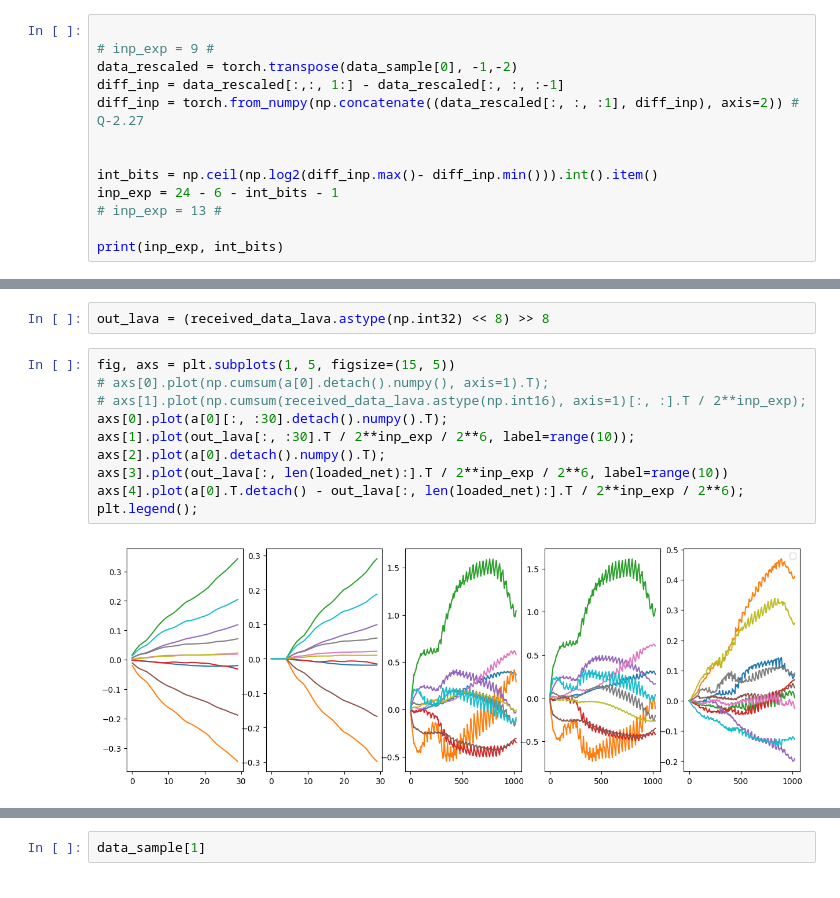
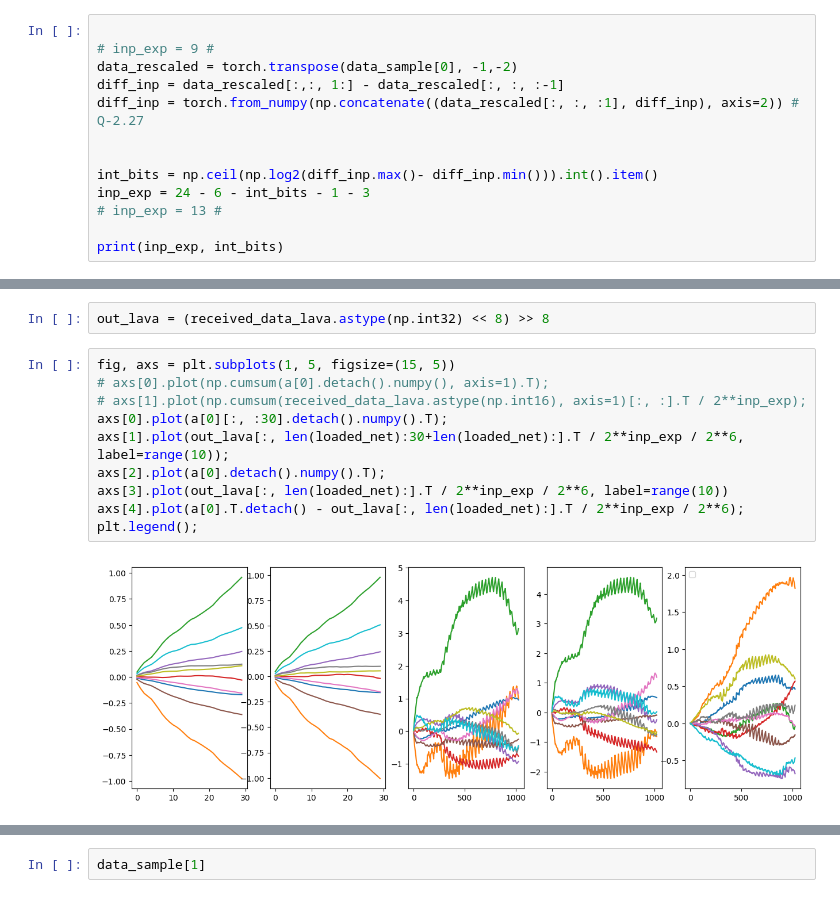
Before and after one commit to lava-nc/lava-dl, a Jupyter notebook: src/lava/lib/dl/slayer/state_space_models/sCIFAR/test_full_scifar_network_on_loihi.ipynb, the cells around one changed output, grey strips where cells are left out. Cells and saved outputs as stored; diff of their text form.

```diff
--- a/src/lava/lib/dl/slayer/state_space_models/sCIFAR/test_full_scifar_network_on_loihi.ipynb
+++ b/src/lava/lib/dl/slayer/state_space_models/sCIFAR/test_full_scifar_network_on_loihi.ipynb
@@ -75,7 +75,7 @@ diff_inp = torch.from_numpy(np.concatenate((data_rescaled[:, :, :1], diff_inp),
 
 
 int_bits = np.ceil(np.log2(diff_inp.max()- diff_inp.min())).int().item()
-inp_exp = 24 - 6 - int_bits - 1
+inp_exp = 24 - 6 - int_bits - 1 - 3
 # inp_exp = 13 #
 
 print(inp_exp, int_bits)
@@ -187,15 +190,15 @@ out_lava = (received_data_lava.astype(np.int32) << 8) >> 8
 # %%
 fig, axs = plt.subplots(1, 5, figsize=(15, 5))
 # axs[0].plot(np.cumsum(a[0].detach().numpy(), axis=1).T);
 # axs[1].plot(np.cumsum(received_data_lava.astype(np.int16), axis=1)[:, :].T / 2**inp_exp);
 axs[0].plot(a[0][:, :30].detach().numpy().T);
-axs[1].plot(out_lava[:, :30].T / 2**inp_exp / 2**6, label=range(10));
+axs[1].plot(out_lava[:, len(loaded_net):30+len(loaded_net):].T / 2**inp_exp / 2**6, label=range(10));
 axs[2].plot(a[0].detach().numpy().T);
 axs[3].plot(out_lava[:, len(loaded_net):].T / 2**inp_exp / 2**6, label=range(10))
 axs[4].plot(a[0].T.detach() - out_lava[:, len(loaded_net):].T / 2**inp_exp / 2**6);
 plt.legend();
 # %% [output]
-[figure, old version]
+[figure, new version]
 # %%
 def normalize(x, y):
     return x/y.abs().max()
```
Also changed, not shown: parts of 15 cells of this notebook, 1 other file.
